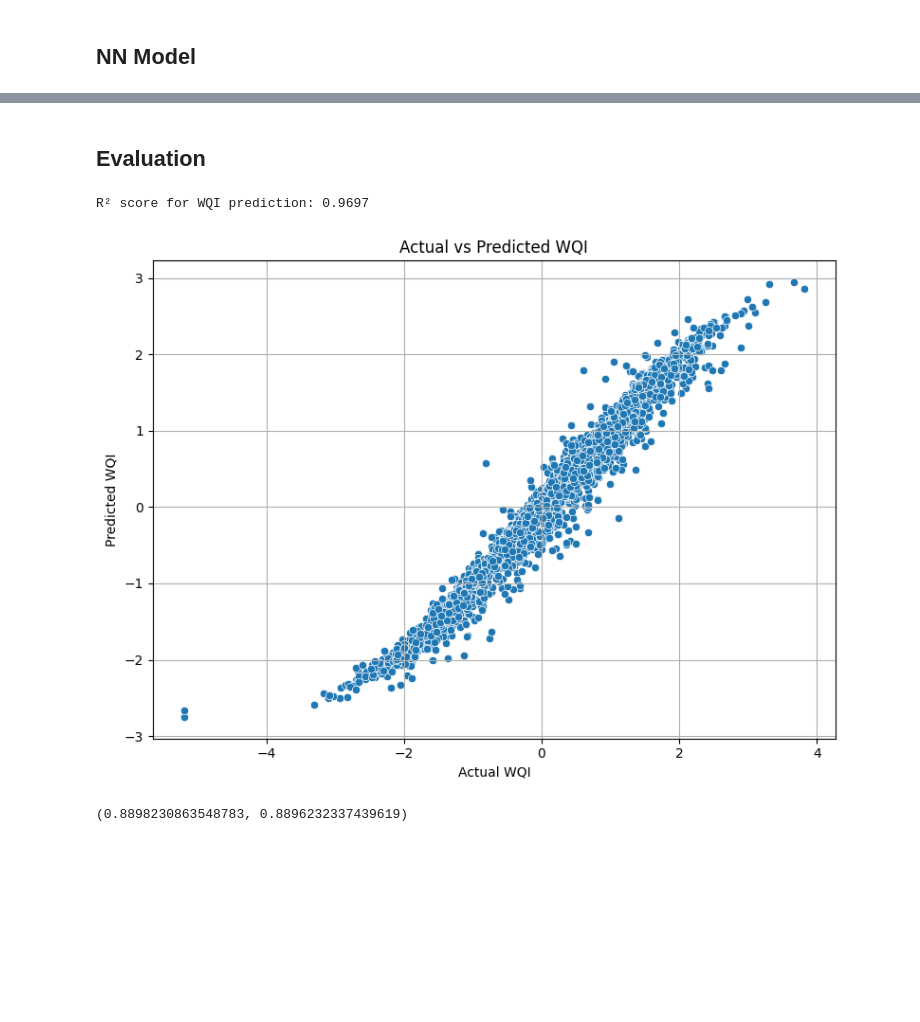
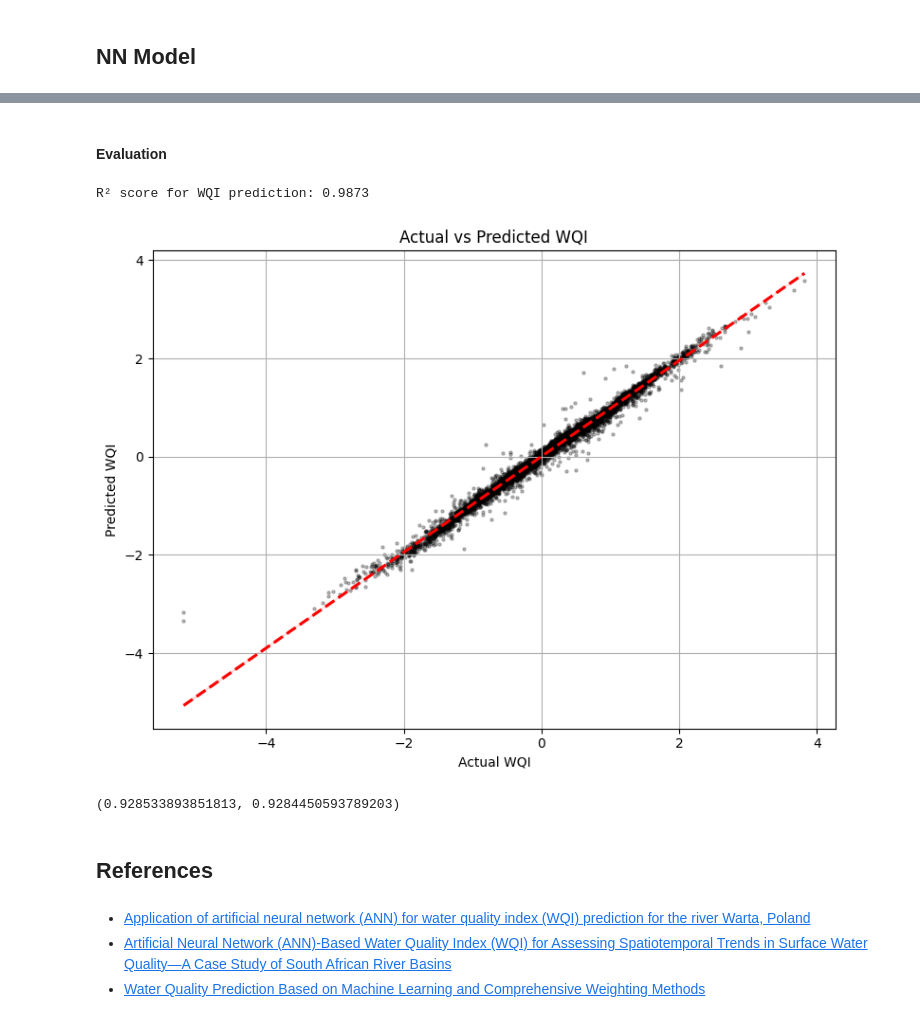
Before and after one commit to aquilina-barhouche/GenAI-Pinnacle-Program, a Jupyter notebook: Module 1 - Intro to DL using PyTorch/01_assignments/assignment_01_water_quality.ipynb, the cells around one changed output, grey strips where cells are left out. Saved outputs shown, nothing was run; the diff lists cells and outputs as text; code cells hidden in the pictures; blank space fills up the shorter version.

```diff
--- a/Module 1 - Intro to DL using PyTorch/01_assignments/assignment_01_water_quality.ipynb
+++ b/Module 1 - Intro to DL using PyTorch/01_assignments/assignment_01_water_quality.ipynb
@@ -480,11 +445,12 @@ train_data = TensorDataset(X_train_tensor, y_train_tensor)
 # %%
 model = Net()
 
-optimizer = optim.SGD(model.parameters(), lr = 1e-4, momentum=0.9)
+optimizer = optim.SGD(model.parameters(), lr = 1e-3, momentum=0.9)
 
 train_loss_list=[]
 test_loss_list = []
 
-num_epochs = 300
+num_epochs = 100
 
+train_data = TensorDataset(X_train_tensor, y_train_tensor)
 train_loader = DataLoader(train_data, batch_size= 64, shuffle=True)
@@ -493,16 +461,16 @@ train_loader = DataLoader(train_data, batch_size= 64, shuffle=True)
 for epoch in range(num_epochs): # increasing the epochs for effective training
     for X_batch, y_batch in train_loader:
         # Forward pass
-        pred = model(X_batch)
-        loss = mse_loss(pred, y_batch)
+        pred = model(X_batch).squeeze()
+        loss = loss_fn(pred, y_batch)
 
         # Backward pass and optimization
         optimizer.zero_grad()
         loss.backward()
         optimizer.step()
 
-    train_loss = mse_loss(model(X_train_tensor), y_train_tensor).item()
-    test_loss = mse_loss(model(X_test_tensor), y_test_tensor).item()
+    train_loss = loss_fn(model(X_train_tensor).squeeze(), y_train_tensor).item()
+    test_loss = loss_fn(model(X_test_tensor), y_test_tensor).item()
     train_loss_list.append(train_loss)
     test_loss_list.append(test_loss)
     if (epoch+1) % 10 == 0 or epoch == 0: # printing after every 10 epochs
@@ -527,15 +546,10 @@ KeyboardInterrupt:
 # %%
+model = Net()
+
 # Optimizer and loss
 optimizer = optim.Adam(model.parameters(), lr=1e-3)
-optimizer = optim.SGD(model.parameters(), lr = 1e-4, momentum=0.9)
-loss_fn = nn.MSELoss()
-
-# DataLoader
-train_data = TensorDataset(X_train_tensor, y_train_tensor)
-train_loader = DataLoader(train_data, batch_size=64, shuffle=True)
 
 # Training loop
-num_epochs = 300
 train_loss_list = []
 test_loss_list = []
 
@@ -579,30 +593,34 @@ Epoch 300: Train Loss: 0.0295, Test Loss: 0.0289
 # %% [markdown]
-## Evaluation
+#### Evaluation
 # %%
 # Predict WQI values using X_test
-y_wqi_pred_log = model(X_test_tensor).detach().numpy()
+y_wqi_pred = model(X_test_tensor).detach().numpy()
 
 # Calculate R² score
-r2 = r2_score(y_test_tensor, y_wqi_pred_log)
+r2 = r2_score(y_test_tensor, y_wqi_pred)
 
 # Print the R² score
 print(f"R² score for WQI prediction: {r2:.4f}")
 # %% [output]
-R² score for WQI prediction: 0.9697
+R² score for WQI prediction: 0.9873
 # %%
 # Create a DataFrame for plotting
 df_plot = pd.DataFrame({
     'Actual WQI': y_test_tensor.flatten(),
-    'Predicted WQI': y_wqi_pred_log.flatten()
+    'Predicted WQI': y_wqi_pred.flatten()
 })
 
 # Create scatter plot using seaborn
 plt.figure(figsize=(8, 6))
-sns.scatterplot(x='Actual WQI', y='Predicted WQI', data=df_plot)
+sns.regplot(
+    x='Actual WQI', y='Predicted WQI', data=df_plot,
+    scatter_kws={'color': 'black', 's': 5, 'alpha': 0.25},
+    line_kws={'color': 'red', 'linestyle': '--'}
+)
 plt.title('Actual vs Predicted WQI')
 plt.xlabel('Actual WQI')
 plt.ylabel('Predicted WQI')
 plt.grid(True)
 plt.tight_layout()
 # %% [output]
-[figure, old version]
+[figure, new version]
@@ -611,8 +627,12 @@ y_wqi_pred = y_scaler.inverse_transform(y_wqi_pred_log)
 # %%
-y_wqi_pred = pd.Series(y_wqi_pred.flatten())
+# First inverse the transformation
+y_wqi_pred_real = y_scaler.inverse_transform(y_wqi_pred)
+
+# Put in a series
+y_wqi_pred_real = pd.Series(y_wqi_pred_real.flatten())
 
 # Apply classification function to predicted WQI values
-y_wqc_pred = y_wqi_pred.apply(classify_water_quality)
+y_wqc_pred = y_wqi_pred_real.apply(classify_water_quality)
 
 # Calculate accuracy and F1 score
 accuracy = accuracy_score(y_wqc_test, y_wqc_pred)
@@ -621,4 +641,10 @@ f1 = f1_score(y_wqc_test, y_wqc_pred, average='weighted')
 # Display results
 accuracy, f1
 # %% [output]
-(0.8898230863548783, 0.8896232337439619)
+(0.928533893851813, 0.9284450593789203)
+# %% [markdown]
+## References
+# %% [markdown]
+- [Application of artificial neural network (ANN) for water quality index (WQI) prediction for the river Warta, Poland](https://iopscience.iop.org/article/10.1088/1742-6596/2130/1/012028)
+- [Artificial Neural Network (ANN)-Based Water Quality Index (WQI) for Assessing Spatiotemporal Trends in Surface Water Quality—A Case Study of South African River Basins](https://www.mdpi.com/2073-4441/16/11/1485)
+- [Water Quality Prediction Based on Machine Learning and Comprehensive Weighting Methods](https://www.mdpi.com/1099-4300/25/8/1186)
```
Also changed, not shown: parts of 48 cells of this notebook.
